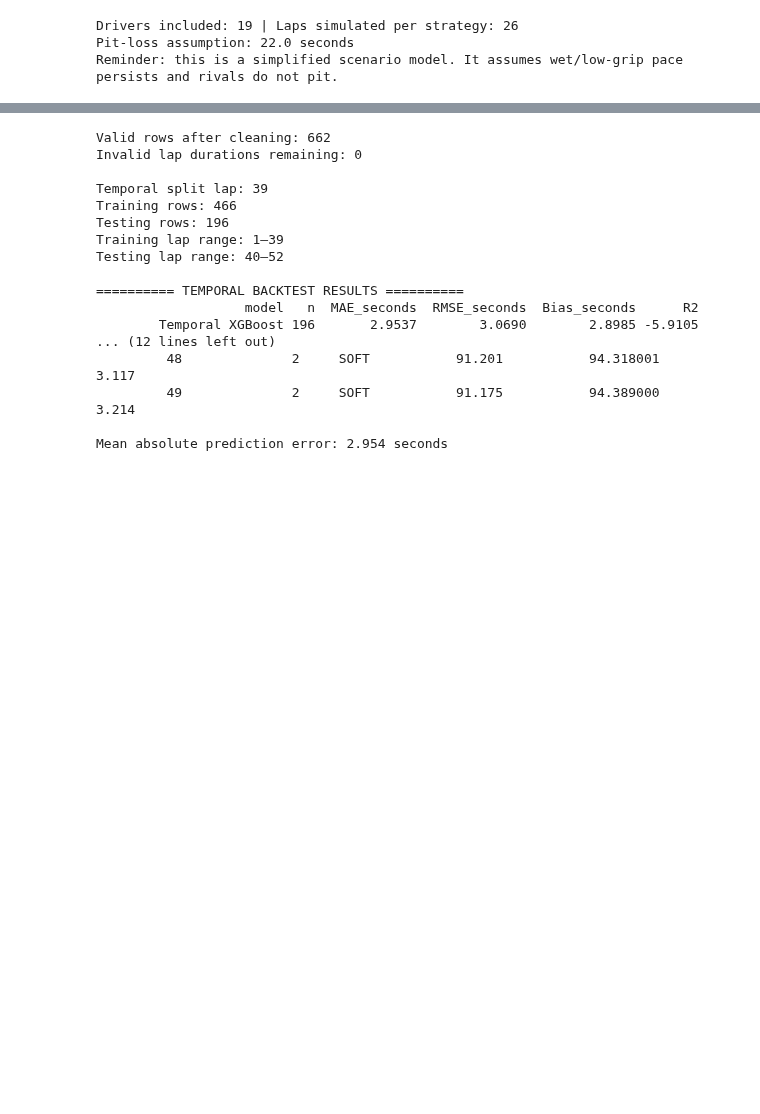
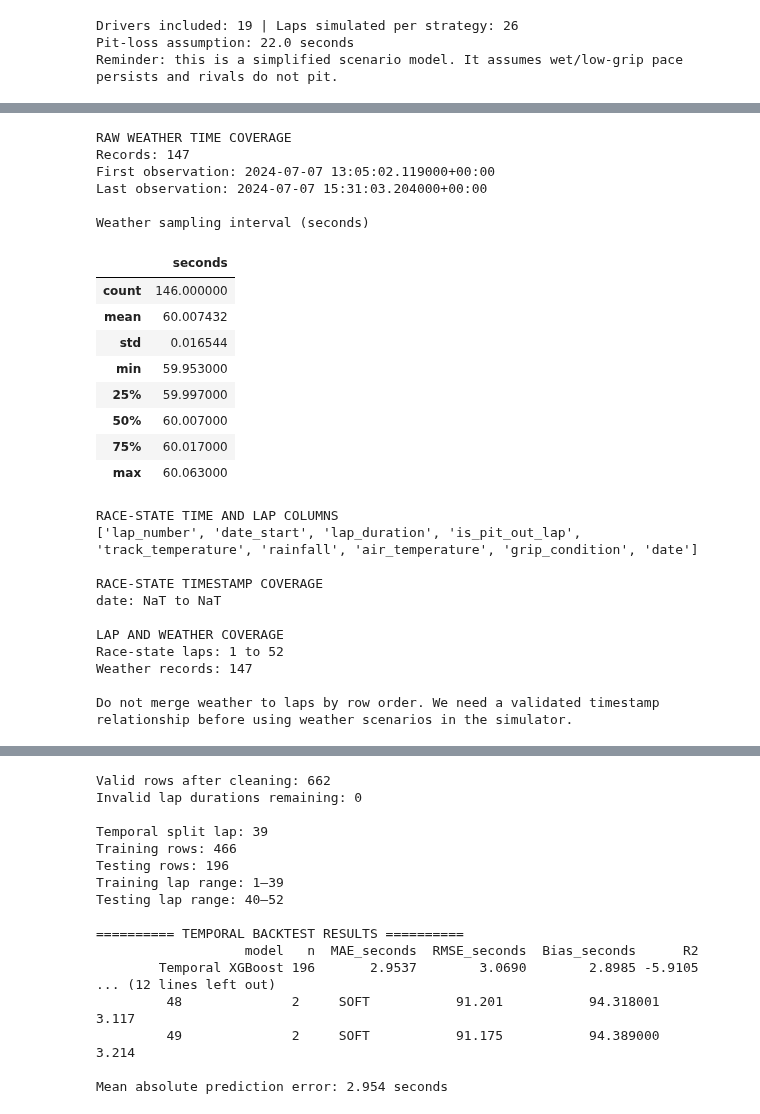
Before and after one commit to nihankale07-bot/pitwall, a Jupyter notebook: notebooks/08_strategy_simulator.ipynb, the cells around one changed output, grey strips where cells are left out. Saved outputs shown, nothing was run; the diff lists cells and outputs as text; code cells hidden in the pictures; blank space fills up the shorter version.

```diff
--- a/notebooks/08_strategy_simulator.ipynb
+++ b/notebooks/08_strategy_simulator.ipynb
@@ -6839,0 +6966,79 @@ Reminder: this is a simplified scenario model. It assumes wet/low-grip pace pers
+# %%
+
+# PITWALL — Audit weather-to-lap alignment
+# Diagnostic only: does not modify existing simulator functions.
+
+weather = pd.read_parquet(DATA_DIR / "weather.parquet")
+race = pd.read_parquet(DATA_DIR / "race_state.parquet")
+
+weather = weather[weather["session_key"] == SESSION].copy()
+race_session = race[race["session_key"] == SESSION].copy()
+
+weather["date"] = pd.to_datetime(weather["date"], utc=True)
+
+print("RAW WEATHER TIME COVERAGE")
+print("Records:", len(weather))
+print("First observation:", weather["date"].min())
+print("Last observation:", weather["date"].max())
+
+intervals = (
+    weather.sort_values("date")["date"]
+    .diff()
+    .dt.total_seconds()
+    .dropna()
+)
+
+print("\nWeather sampling interval (seconds)")
+display(intervals.describe().to_frame("seconds"))
+
+print("\nRACE-STATE TIME AND LAP COLUMNS")
+print([
+    c for c in race_session.columns
+    if any(term in c.lower() for term in
+           ["date", "time", "lap", "rainfall", "temperature", "grip"])
+])
+
+print("\nRACE-STATE TIMESTAMP COVERAGE")
+for col in ["date", "timestamp", "session_time"]:
+    if col in race_session.columns:
+        values = pd.to_datetime(race_session[col], errors="coerce", utc=True)
+        print(f"{col}: {values.min()} to {values.max()}")
+
+print("\nLAP AND WEATHER COVERAGE")
+print("Race-state laps:",
+      race_session["lap_number"].min(),
+      "to", race_session["lap_number"].max())
+print("Weather records:", len(weather))
+
+print(
+    "\nDo not merge weather to laps by row order. "
+    "We need a validated timestamp relationship before using weather "
+    "scenarios in the simulator."
+)
+# %% [output]
+RAW WEATHER TIME COVERAGE
+Records: 147
+First observation: 2024-07-07 13:05:02.119000+00:00
+Last observation: 2024-07-07 15:31:03.204000+00:00
+
+Weather sampling interval (seconds)
+|  | seconds |
+| count | 146.000000 |
+| mean | 60.007432 |
+| std | 0.016544 |
+| min | 59.953000 |
+| 25% | 59.997000 |
+| 50% | 60.007000 |
+| 75% | 60.017000 |
+| max | 60.063000 |
+RACE-STATE TIME AND LAP COLUMNS
+['lap_number', 'date_start', 'lap_duration', 'is_pit_out_lap', 'track_temperature', 'rainfall', 'air_temperature', 'grip_condition', 'date']
+
+RACE-STATE TIMESTAMP COVERAGE
+date: NaT to NaT
+
+LAP AND WEATHER COVERAGE
+Race-state laps: 1 to 52
+Weather records: 147
+
+Do not merge weather to laps by row order. We need a validated timestamp relationship before using weather scenarios in the simulator.
```
Also changed, not shown: parts of 8 cells of this notebook, 7 other files.
